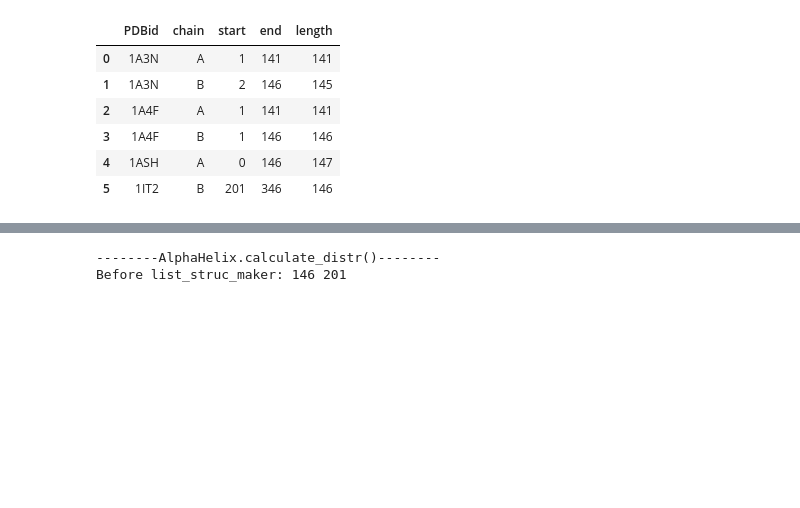
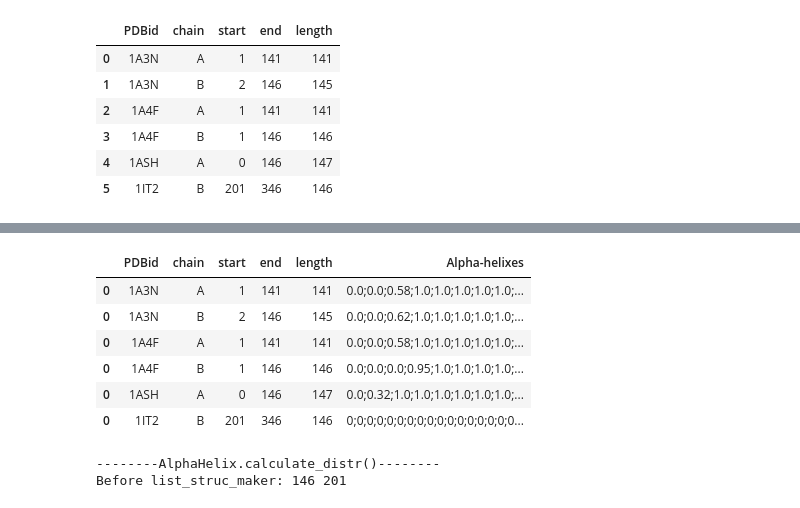
Before and after one commit to Olga-Bagrova/DistrProtStruc, a Jupyter notebook: Develop.ipynb, the cells around one changed output, grey strips where cells are left out. Cells and saved outputs as stored; diff of their text form; code cells hidden in the pictures; blank space fills up the shorter version.

Commit message:
Fix structures_df filling

```diff
--- a/Develop.ipynb
+++ b/Develop.ipynb
@@ -1533,6 +1533,7 @@ class AlphaHelix(Helix):
     #self.structures_df.loc[i, "Alpha-helixes"] = vse100
         print('self.structures_df.head(3)')
         display(self.structures_df.head(3))
+        return self.structures_df
 # %%
 ah = AlphaHelix(PDBid='1A3N', length_dom=141, chain_dom='A', start_dom=1, stop_dom=131)
 # %% [output]
@@ -1605,8 +1608,8 @@ ah.save_strutures_df('res.xlsx')
 # как должно быть в мейне
 # %%
 pr = Proteins()
-df = pr.read_prot_set('book.xlsx')
-df
+df_set = pr.read_prot_set('book.xlsx')
+df_set
 # %% [output]
 -----Proteins-----
 ----Proteins.read_prot_set()----
@@ -1621,12 +1624,3 @@ df
 | 3 | 1A4F | B | 1 | 146 | 146 |
 | 4 | 1ASH | A | 0 | 146 | 147 |
 | 5 | 1IT2 | B | 201 | 346 | 146 |
-# %%
-for _, row in df.iterrows():
-    print(f'{row['PDBid']} {row['chain']}')
-    ah = AlphaHelix(PDBid=row['PDBid'], length_dom=row['length'], chain_dom=row['chain'], start_dom=row['start'], stop_dom=row['end'])
-    #print(row)
-    ah.read_pdbxPfile()
-    ah.get_helices()
-    ah.get_alpha_helices()
-    ah.calculate_distr()
@@ -1696,0 +1627,10 @@ ah.structures_df
+# %%
+for i, row in df.iterrows():
+    print(f'{row['PDBid']} {row['chain']}')
+    ah = AlphaHelix(PDBid=row['PDBid'], length_dom=row['length'], chain_dom=row['chain'], start_dom=row['start'], stop_dom=row['end'])
+    #print(row)
+    ah.read_pdbxPfile()
+    ah.get_helices()
+    ah.get_alpha_helices()
+    ah.calculate_distr()
+    df_res = ah.structures_df if i == 0 else pd.concat([df_res, ah.structures_df])
@@ -1697,3 +1695,13 @@ ah.structures_df
+# %%
+df_res
+# %% [output]
+|  | PDBid | chain | start | end | length | Alpha-helixes |
+| 0 | 1A3N | A | 1 | 141 | 141 | 0.0;0.0;0.58;1.0;1.0;1.0;1.0;1.0;... |
+| 0 | 1A3N | B | 2 | 146 | 145 | 0.0;0.0;0.62;1.0;1.0;1.0;1.0;1.0;... |
+| 0 | 1A4F | A | 1 | 141 | 141 | 0.0;0.0;0.58;1.0;1.0;1.0;1.0;1.0;... |
+| 0 | 1A4F | B | 1 | 146 | 146 | 0.0;0.0;0.0;0.95;1.0;1.0;1.0;1.0;... |
+| 0 | 1ASH | A | 0 | 146 | 147 | 0.0;0.32;1.0;1.0;1.0;1.0;1.0;1.0;... |
+| 0 | 1IT2 | B | 201 | 346 | 146 | 0;0;0;0;0;0;0;0;0;0;0;0;0;0;0;0;0... |
 # %%
 class AlphaHelix(Helix):
     def __init__(self, PDBid, l, chain_tut, start_domain, stop_domain):
```
Also changed, not shown: parts of 4 cells of this notebook.
